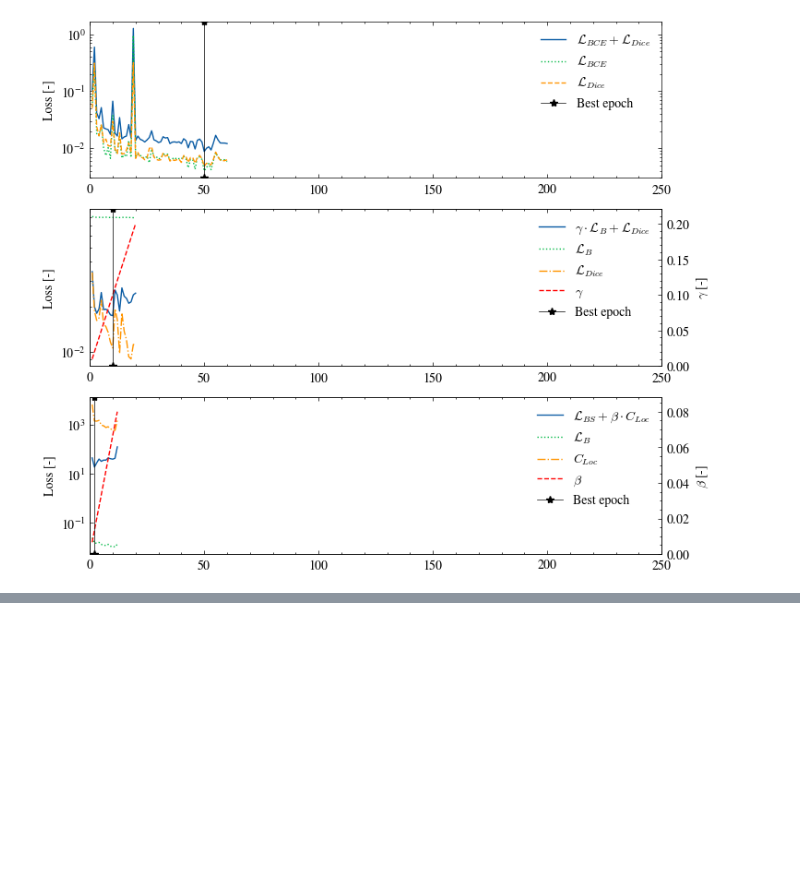
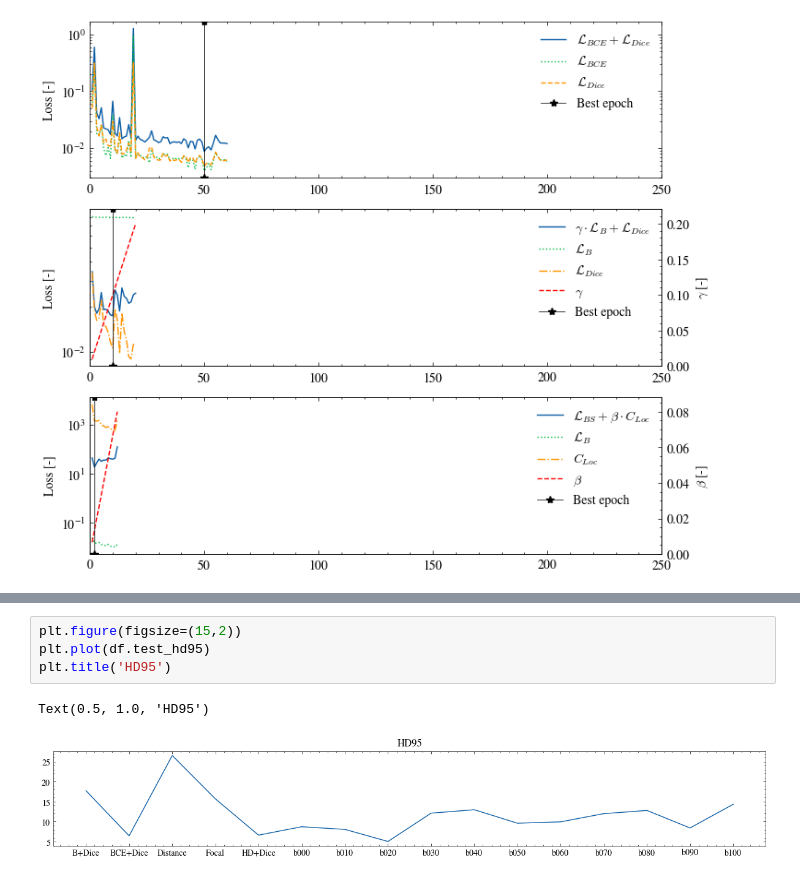
Before and after one commit to a-encalada/bs-loss-function-wtbs, a Jupyter notebook: Pretraining/dataprocess.ipynb, the cells around one changed output, grey strips where cells are left out. Drawn from its saved outputs; the diff is of its cells as text; blank space fills up the shorter version.

```diff
--- a/Pretraining/dataprocess.ipynb
+++ b/Pretraining/dataprocess.ipynb
@@ -418,0 +465,7 @@ plt.plot(df.test_hd95)
+# %%
+plt.figure(figsize=(15,2))
+plt.plot(df.test_hd95)
+plt.title('HD95')
+# %% [output]
+Text(0.5, 1.0, 'HD95')
+[figure, added]
```
Also changed, not shown: parts of 9 cells of this notebook, 2 other files.
